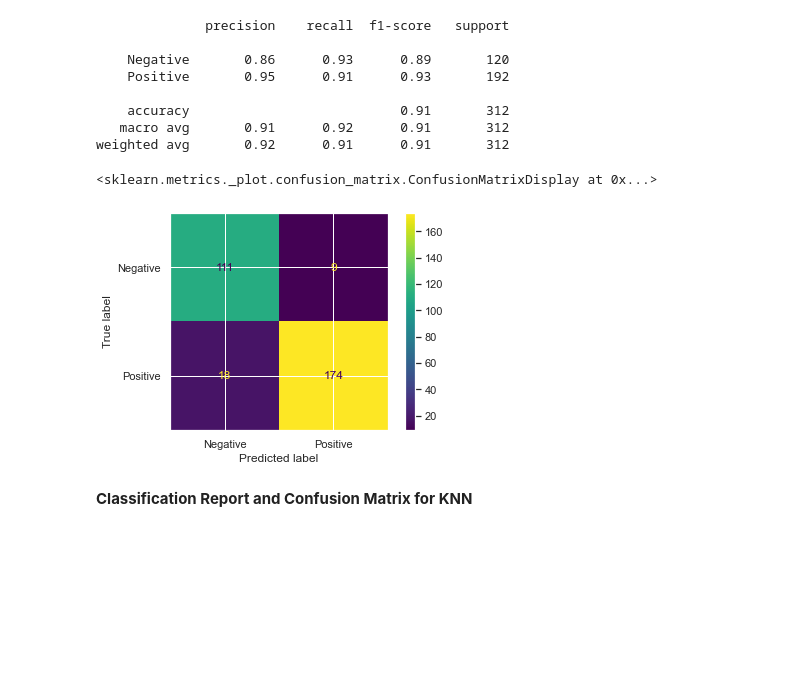
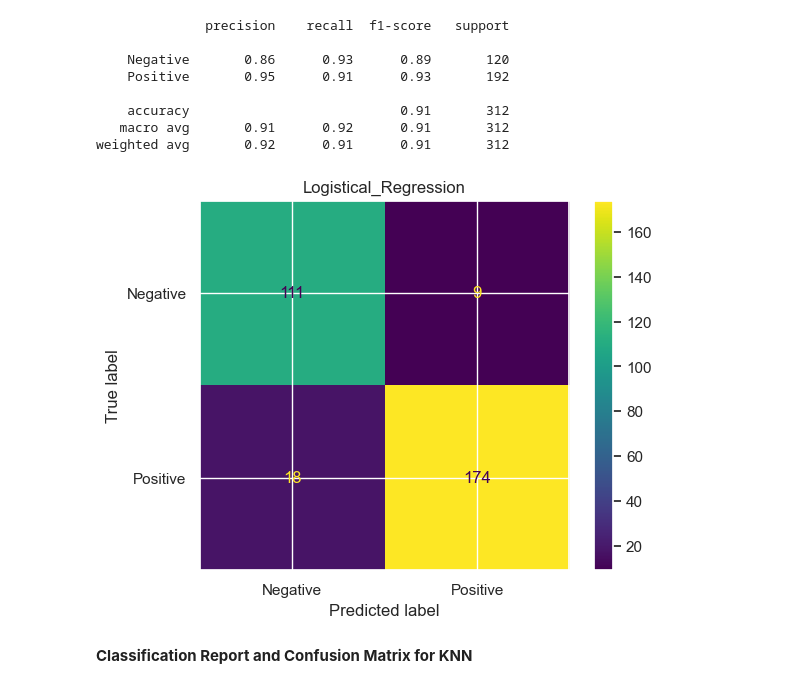
Before and after one commit to InformaticianDave/Predictive-Analytics-on-Diabetes-Mellitus, a Jupyter notebook: Diabetes_Prediction.ipynb, the cells around one changed output. Drawn from its saved outputs; the diff is of its cells as text; code cells hidden in the pictures; blank space fills up the shorter version.

```diff
--- a/Diabetes_Prediction.ipynb
+++ b/Diabetes_Prediction.ipynb
@@ -312,3 +318,7 @@ plt.tight_layout()
 plt.show()
 # %% [output]
 [figure]
+# %%
+# forming dataframe and printing
+dataframe = pd.DataFrame(dataframe)
+print(dataframe)
@@ -502,9 +532,11 @@ print(classification_report(y_test, prediction_y))
 weighted avg       0.92      0.91      0.91       312
 # %%
 plot_confusion_matrix(log_reg, X_test, y_test)
+plt.show
+plt.title('Logistical_Regression')
+plt.savefig("Logistical_Regression.png")
 # %% [output]
-<sklearn.metrics._plot.confusion_matrix.ConfusionMatrixDisplay at 0x...>
-[figure, old version]
+[figure, new version]
 # %% [markdown]
 **Classification Report and Confusion Matrix for KNN**
 # %%
```
Also changed, not shown: parts of 17 cells of this notebook, 6 other files.
